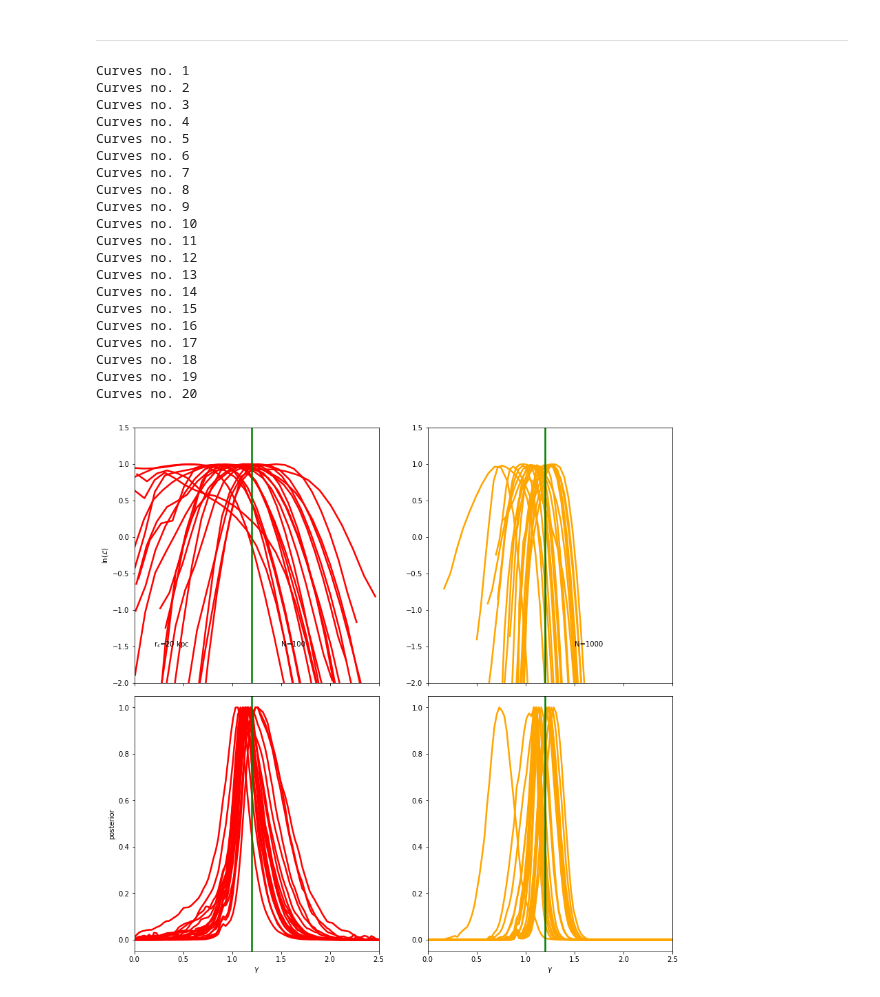
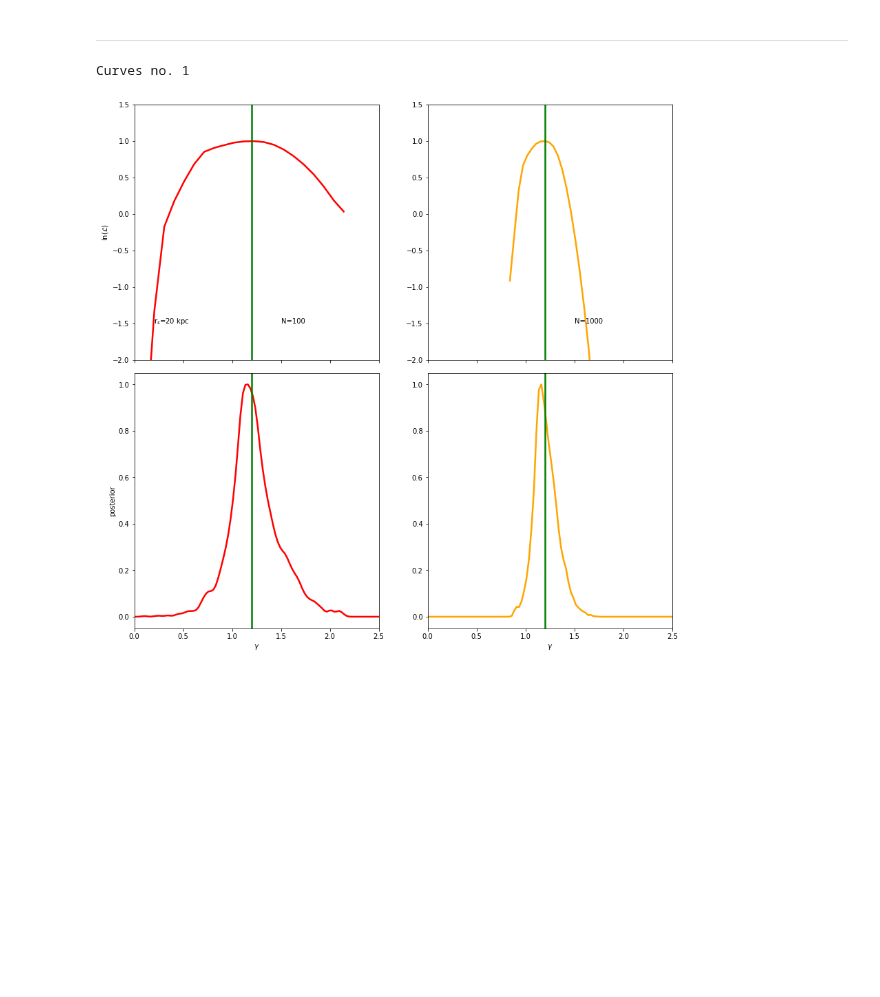
Before and after one commit to SvPoder/exoplanets, a Jupyter notebook: jupyter-notebook/test_uncertainty_dependence.ipynb, the cells around one changed output. Saved outputs shown, nothing was run; the diff lists cells and outputs as text; code cells hidden in the pictures; blank space fills up the shorter version.

```diff
--- a/jupyter-notebook/test_uncertainty_dependence.ipynb
+++ b/jupyter-notebook/test_uncertainty_dependence.ipynb
@@ -157,10 +157,10 @@ smooth=0.8
 ls = [ "-", ":", "-.", "--", (0, (1, 10)), (0, (1, 1)), (0, (3, 10, 1, 10))]
 j  = 0
 
-like_post_path =  "/home/svenpoder/repos/exoplanets-1/like_post_data/like_post_data_100/"
-like_post_path2 =  "/home/svenpoder/repos/exoplanets-1/like_post_data/like_post_data_1000/"
+like_post_path =  "/home/sven/repos/exoplanets-1/like_post_data/like_post_data_100/"
+like_post_path2 =  "/home/sven/repos/exoplanets-1/like_post_data/like_post_data_1000/"
 
-for i in range(20):
+for i in range(1):
 
     rank = i + 1
     print("Curves no. {}".format(rank))
@@ -186,50 +186,31 @@ for i in range(20):
     _file    = open(like_post_path2 + ("like_"+ex2+"_N%i_sigma%.1f_f1.0gamma%.1frs%.1fv%i"%(nBDs2, sigma, gamma, rs, rank)), "rb")
     like     = pickle.load(_file)
     _file    = open(like_post_path2 + ("posterior_"+ex2+"_N%i_sigma%.1f_f1.0gamma%.1frs%.1fv%i"%(nBDs2, sigma, gamma, rs, rank)), "rb")
     samples  = pickle.load(_file)
 
     # Likelihood 2
     bin_n=20
     x = binned_statistic(samples[:, 1], like, 'max', bins=bin_n)[1]
     y = binned_statistic(samples[:, 1], like, 'max', bins=bin_n+1)[0]
     y = y - np.max(y[~np.isnan(y)]) + 1
     axes[0, 1].plot(x, gaussian_filter1d(y, sigma=smooth), color="orange", lw=2.5)#, ls=ls[j])
 
     # Posterior 2
     kde   = gaussian_kde(samples[:, 1])
     axes[1, 1].plot(xvals, kde(xvals)/np.max(kde(xvals)), color="orange", lw=2.5)#, ls=ls[j])
 
     j+=1
 
 axes[0, 0].set_ylabel(r"ln($\mathcal{L}$)"); axes[1, 0].set_ylabel("posterior")
 axes[0, 0].text(1.5, -1.5, "N=100"); axes[0, 1].text(1.5, -1.5, "N=1000")
 axes[0, 0].text(0.2, -1.5, "r$_s$=20 kpc")
 
 axes[0, 0].axvline(gamma, color="green", lw=2.5); axes[0, 1].axvline(gamma, color="green", lw=2.5)
 axes[1, 0].axvline(gamma, color="green", lw=2.5); axes[1, 1].axvline(gamma, color="green", lw=2.5)
 fig.subplots_adjust(hspace=0.05)
 
 
 #fig.savefig("like_post_analytic_"+ex+"_sigma0.2_gamma1.2_rs20.pdf", bbox_inches="tight")
 # %% [output]
 Curves no. 1
-Curves no. 2
-Curves no. 3
-Curves no. 4
-Curves no. 5
-Curves no. 6
-Curves no. 7
-Curves no. 8
-Curves no. 9
-Curves no. 10
-Curves no. 11
-Curves no. 12
-Curves no. 13
-Curves no. 14
-Curves no. 15
-Curves no. 16
-Curves no. 17
-Curves no. 18
-Curves no. 19
-Curves no. 20
-[figure, old version]
+[figure, new version]
```
Also changed, not shown: 2 other files.
